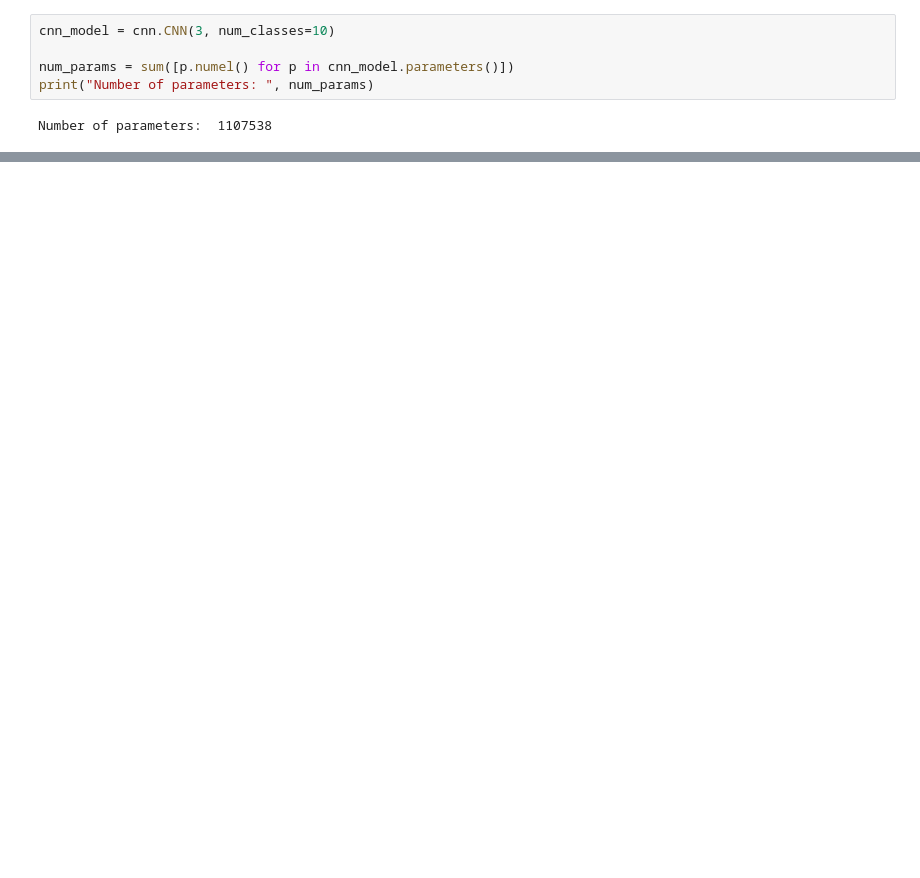
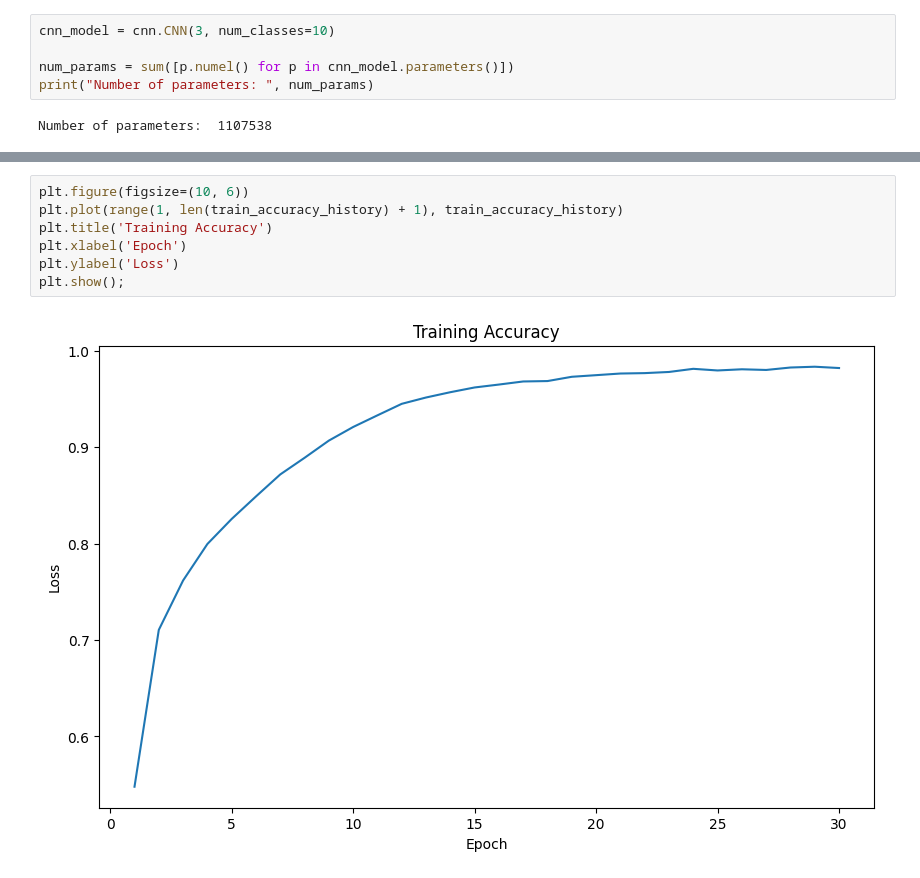
Before and after one commit to Tianchen2001/cs542-midterm-project, a Jupyter notebook: demonstation.ipynb, the cells around one changed output, grey strips where cells are left out. Drawn from its saved outputs; the diff is of its cells as text; blank space fills up the shorter version.

```diff
--- a/demonstation.ipynb
+++ b/demonstation.ipynb
@@ -130,0 +154,9 @@ train_loss_history = train_model(cnn_model, train_loader, criterion, optimizer,
+# %%
+plt.figure(figsize=(10, 6))
+plt.plot(range(1, len(train_accuracy_history) + 1), train_accuracy_history)
+plt.title('Training Accuracy')
+plt.xlabel('Epoch')
+plt.ylabel('Loss')
+plt.show();
+# %% [output]
+[figure, added]
```
Also changed, not shown: parts of 5 cells of this notebook.
